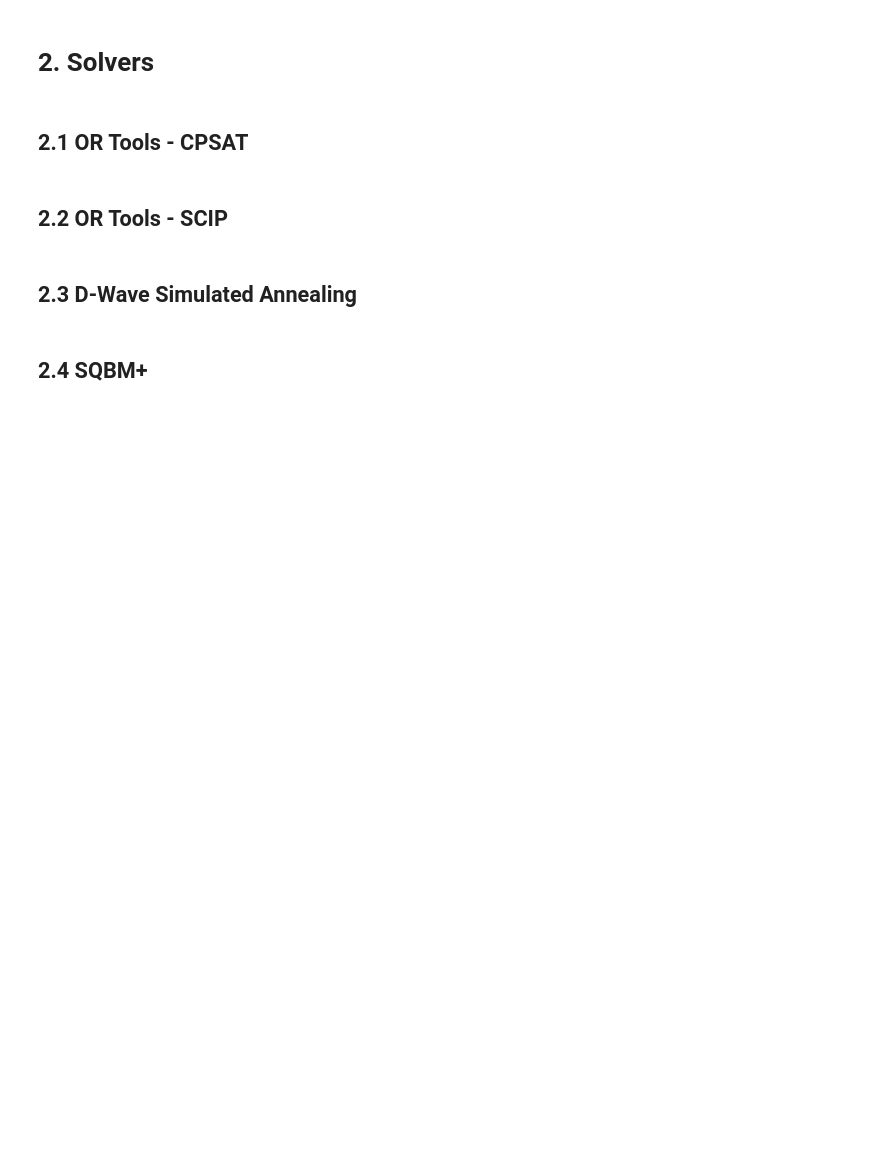
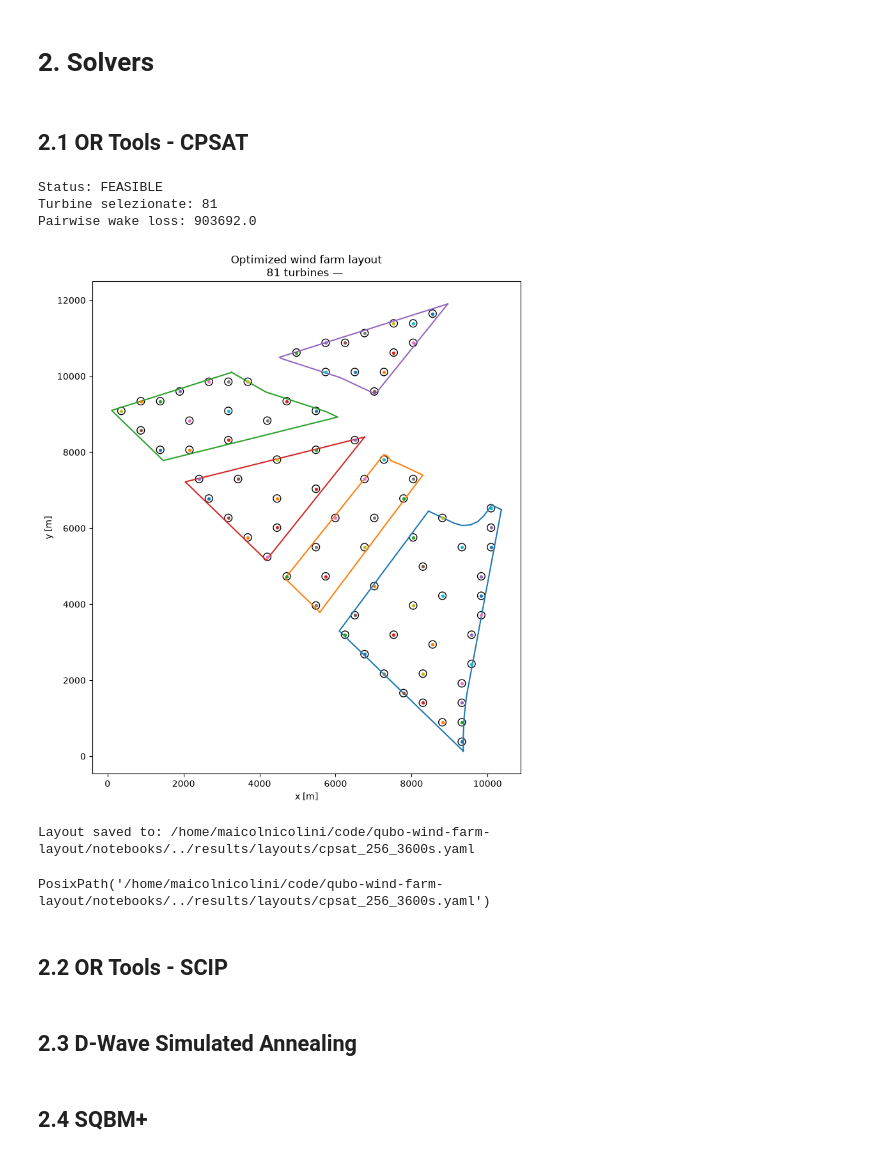
Before and after one commit to NickOLeeney/qubo-wind-farm-layout, a Jupyter notebook: notebooks/03_solve_qubo.ipynb, the cells around one changed output. Cells and saved outputs as stored; diff of their text form; code cells hidden in the pictures; blank space fills up the shorter version.

```diff
--- a/notebooks/03_solve_qubo.ipynb
+++ b/notebooks/03_solve_qubo.ipynb
@@ -14,7 +14,7 @@ from src.solvers.utils import save_benchmark_layout
 from src.common.utils import safe_cast_uint16, sparsify_wake_by_percentile
 # %%
 # Variables
-GRID_RESOLUTION = 128 # m
+GRID_RESOLUTION = 256 # m
 MIN_DISTANCE = 396  # 2 * 198 m
 SPARSITY = None # percentile di wake interactions da droppare
 
@@ -95,29 +95,36 @@ if SPARSITY:
 # %% [markdown]
 ## 2.1 OR Tools - CPSAT
 # %%
-time_limit_s = 60*30
+time_limit_s = 60*60
 
 z_solution, solver = solve_wflo_cpsat(
     wake_loss_matrix=wake_loss_matrix,
     invalid_pairs=invalid_pairs,
     n_turbines=81,
     time_limit_s=time_limit_s,
     num_workers=8,
 )
 
 selected_locations = candidate_locations[
     z_solution.astype(bool)
 ]
 
 plot_selected_layout(selected_locations=selected_locations)
 
 save_benchmark_layout(
     selected_locations=selected_locations,
     solver_name="cpsat",
     filename=f"cpsat_{GRID_RESOLUTION}_{time_limit_s}s.yaml",
     grid_resolution=GRID_RESOLUTION,
     time_limit_s=time_limit_s
 )
+# %% [output]
+Status: FEASIBLE
+Turbine selezionate: 81
+Pairwise wake loss: 903692.0
+[figure, added]
+Layout saved to: /home/maicolnicolini/code/qubo-wind-farm-layout/notebooks/../results/layouts/cpsat_256_3600s.yaml
+PosixPath('/home/maicolnicolini/code/qubo-wind-farm-layout/notebooks/../results/layouts/cpsat_256_3600s.yaml')
 # %% [markdown]
 ## 2.2 OR Tools - SCIP
 # %%
```
Also changed, not shown: parts of 3 cells of this notebook, 34 other files.
